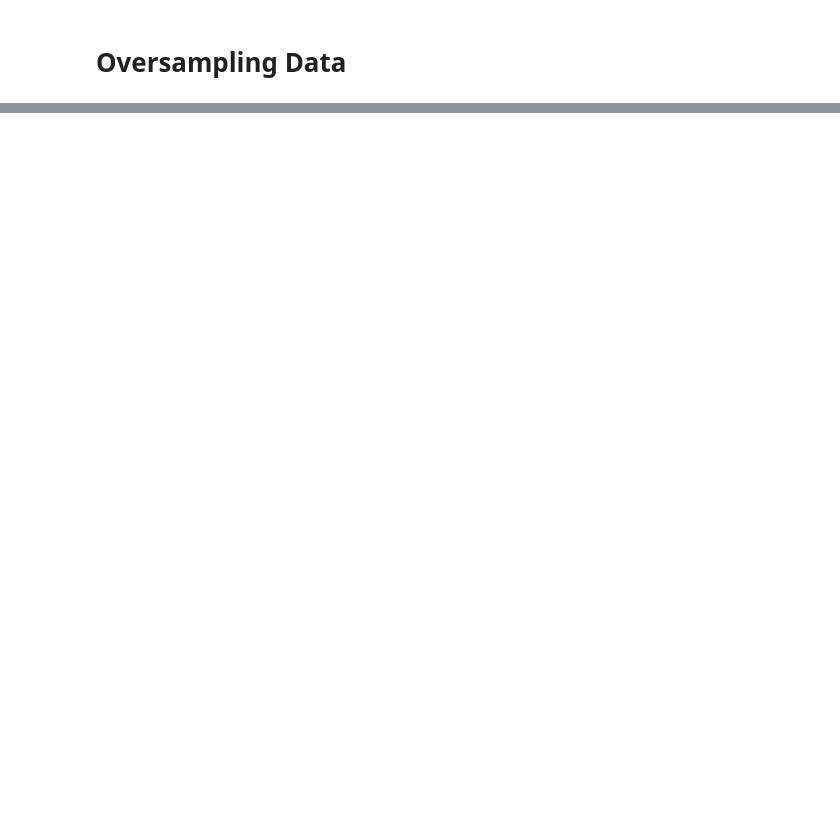
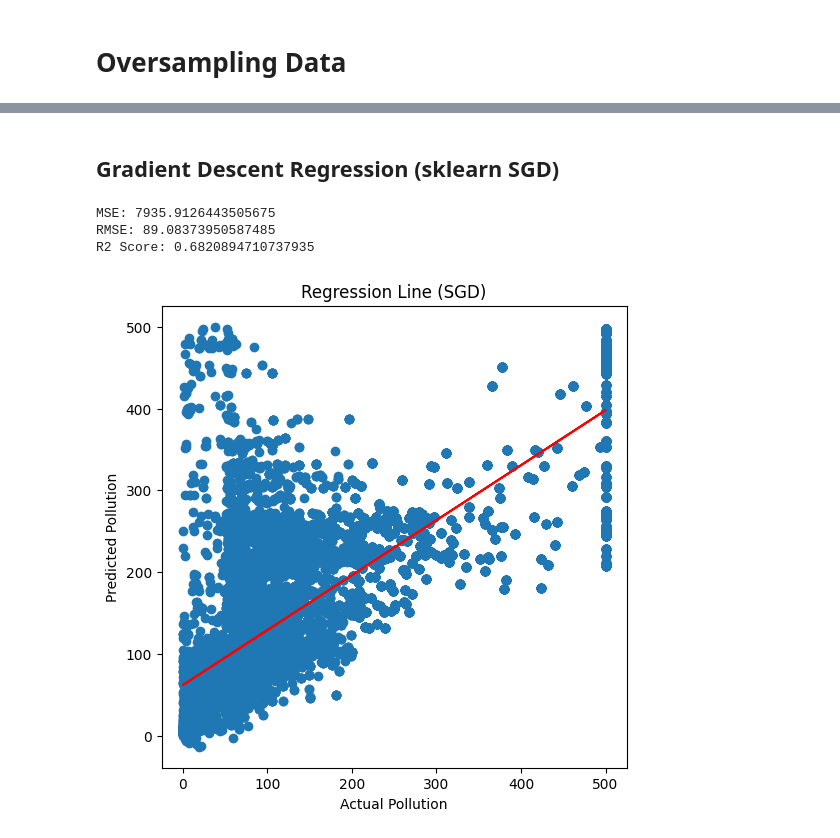
Before and after one commit to Soumya2705/Linear_regression_on_Air_pollution, a Jupyter notebook: linear regression.ipynb, the cells around one changed output, grey strips where cells are left out. Drawn from its saved outputs; the diff is of its cells as text; code cells hidden in the pictures; blank space fills up the shorter version.

```diff
--- a/linear regression.ipynb
+++ b/linear regression.ipynb
@@ -1267,0 +889,4 @@ Max value: 4
+# %%
+y_over_sample = df_oversampled['value']  # target variable (pollution value)
+# %%
+X_over_sample = df_oversampled.drop('value', axis=1) # features
@@ -1267,0 +903,6 @@ Max value: 4
+# %%
+
+
+X_over_train, X_over_test, y_over_train, y_over_test = train_test_split(
+    X_over_sample, y_over_sample, test_size=0.2, random_state=25
+)
@@ -1267,0 +995,3 @@ Max value: 4
+# %%
+model = LinearRegression()
+model.fit(X_over_train, y_over_train)
@@ -1267,0 +1060,56 @@ Max value: 4
+# %% [markdown]
+## Gradient Descent Regression (sklearn SGD)
+# %%
+from sklearn.linear_model import SGDRegressor
+from sklearn.preprocessing import OneHotEncoder, StandardScaler
+from sklearn.compose import ColumnTransformer
+from sklearn.pipeline import Pipeline
+
+# categorical + numeric columns
+cat_cols = ['country','city']
+num_cols = ['year','month','day']
+
+# preprocessing: encode categorical + scale numeric
+preprocessor = ColumnTransformer([
+    ('cat', OneHotEncoder(handle_unknown='ignore'), cat_cols),
+    ('num', StandardScaler(), num_cols)
+])
+
+# SGD Regression model
+model = SGDRegressor(max_iter=100, learning_rate='constant', eta0=0.0035, random_state=25)
+
+# pipeline
+pipeline = Pipeline([
+    ('prep', preprocessor),
+    ('model', model)
+])
+
+# train
+pipeline.fit(X_over_train, y_over_train)
+
+# predict
+y_pred_over_3 = pipeline.predict(X_over_test)
+
+# evaluation
+print("MSE:", mean_squared_error(y_over_test, y_pred_over_3))
+print("RMSE:", np.sqrt(mean_squared_error(y_over_test, y_pred_over_3)))
+print("R2 Score:", r2_score(y_over_test, y_pred_over_3))
+# %% [output]
+MSE: 7935.9126443505675
+RMSE: 89.08373950587485
+R2 Score: 0.6820894710737935
+# %%
+plt.figure(figsize=(6,6))
+plt.scatter(y_over_test, y_pred_over_3)
+
+# regression line (red color)
+z = np.polyfit(y_over_test, y_pred_over_3, 1)
+p = np.poly1d(z)
+plt.plot(y_over_test, p(y_over_test), color='red')
+
+plt.xlabel("Actual Pollution")
+plt.ylabel("Predicted Pollution")
+plt.title("Regression Line (SGD)")
+plt.show()
+# %% [output]
+[figure, added]
```
Also changed, not shown: parts of 122 cells of this notebook, 1 other file.
